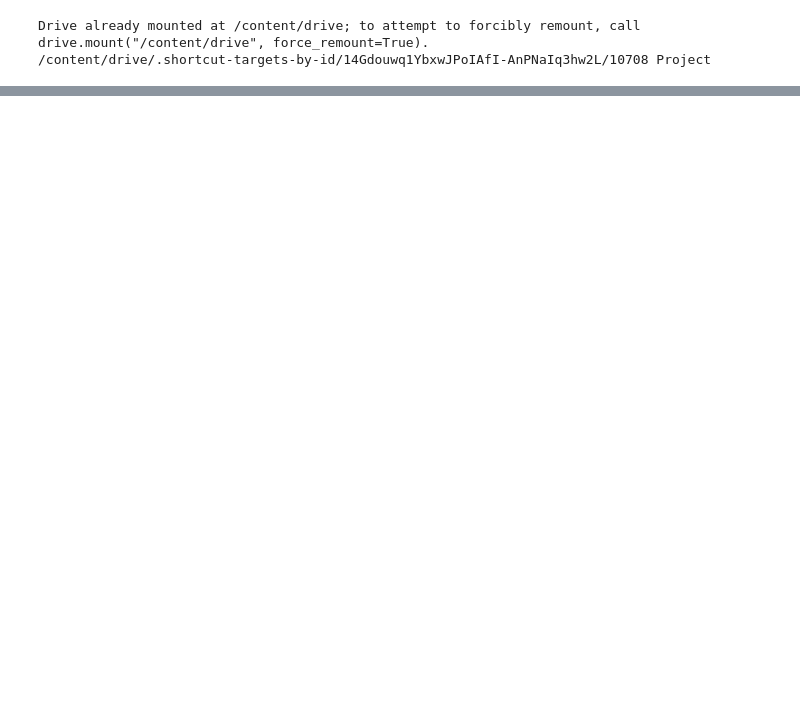
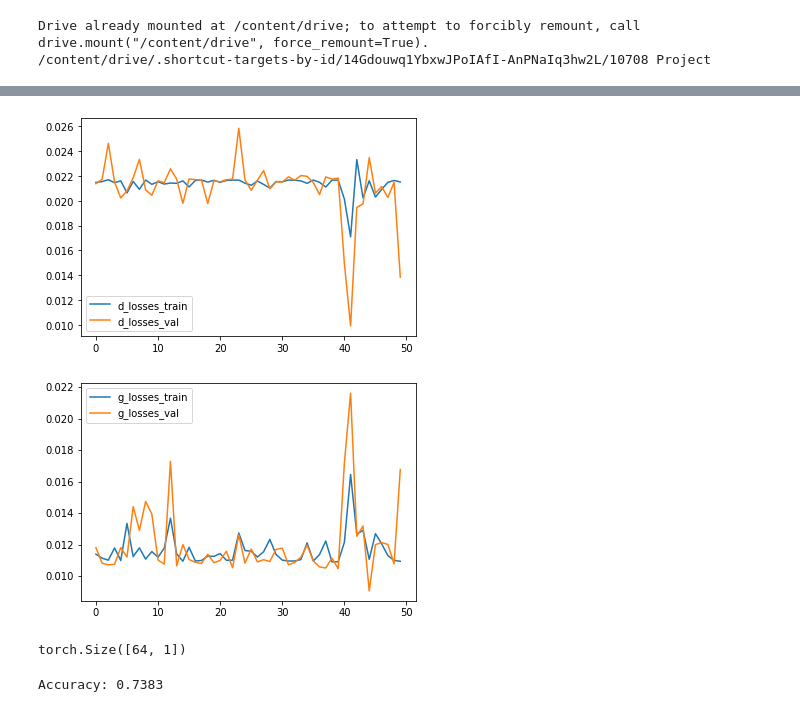
Before and after one commit to Pranav-99/Causal-Sentiment-Analysis-2022, a Jupyter notebook: 10708_confounder_removal.ipynb, the cells around one changed output, grey strips where cells are left out. Cells and saved outputs as stored; diff of their text form; code cells hidden in the pictures; blank space fills up the shorter version.

Commit message:
SCM + GAN training pipeline

```diff
--- a/10708_confounder_removal.ipynb
+++ b/10708_confounder_removal.ipynb
@@ -421,0 +565,2 @@ class PThetaC_Z(nn.Module):
+# %%
+z_dataset_test = generate_z_dataset(X_test_tensor, y_test_tensor, c_test_tensor.float(), model)
@@ -421,0 +571,27 @@ class PThetaC_Z(nn.Module):
+# %%
+z_dataset_train = torch.tensor(z_dataset_train)
+z_dataset_test = torch.tensor(z_dataset_test)
+# %%
+from models.GAN import *
+
+device = 'cuda' if torch.cuda.is_available() else 'cpu'
+
+
+gan_config = {}
+gan_config['device'] = device
+gan_config['g_input_dim'] = 4
+gan_config['g_hidden_dim'] = 8
+gan_config['g_output_dim'] = 16
+gan_config['d_hidden_dim'] = 4
+gan_config['d_output_dim'] = 1
+gan_config['g_lr'] = 0.001
+gan_config['d_lr'] = 0.001
+gan_config['epochs'] = 50
+gan_config['gamma'] = 0.01
+
+gan_config['batch_size'] = 64
+
+
+gan = GANmodel(gan_config)
+# %%
+gan.train(z_dataset_train, z_dataset_test)
@@ -421,0 +616,15 @@ class PThetaC_Z(nn.Module):
+# %%
+import matplotlib.pyplot as plt
+
+plt.plot(gan.d_losses_train, label='d_losses_train')
+plt.plot(gan.d_losses_val, label='d_losses_val')
+plt.legend()
+plt.show()
+
+plt.plot(gan.g_losses_train, label='g_losses_train')
+plt.plot(gan.g_losses_val, label='g_losses_val')
+plt.legend()
+plt.show()
+# %% [output]
+[figure, added]
+[figure, added]
@@ -421,0 +647,4 @@ class PThetaC_Z(nn.Module):
+# %%
+predict(model, X_train_tensor[:64].cuda(), gan).shape
+# %% [output]
+torch.Size([64, 1])
@@ -421,0 +677,7 @@ class PThetaC_Z(nn.Module):
+# %%
+# pred_test = predict_dataset(model, X_test_tensor, gan)
+y_pred = np.round(pred_test.cpu().numpy())
+
+print("Accuracy: {}".format(accuracy_score(test_df['label'], y_pred)))
+# %% [output]
+Accuracy: 0.7383
```
Also changed, not shown: parts of 14 cells of this notebook, 3 other files.
